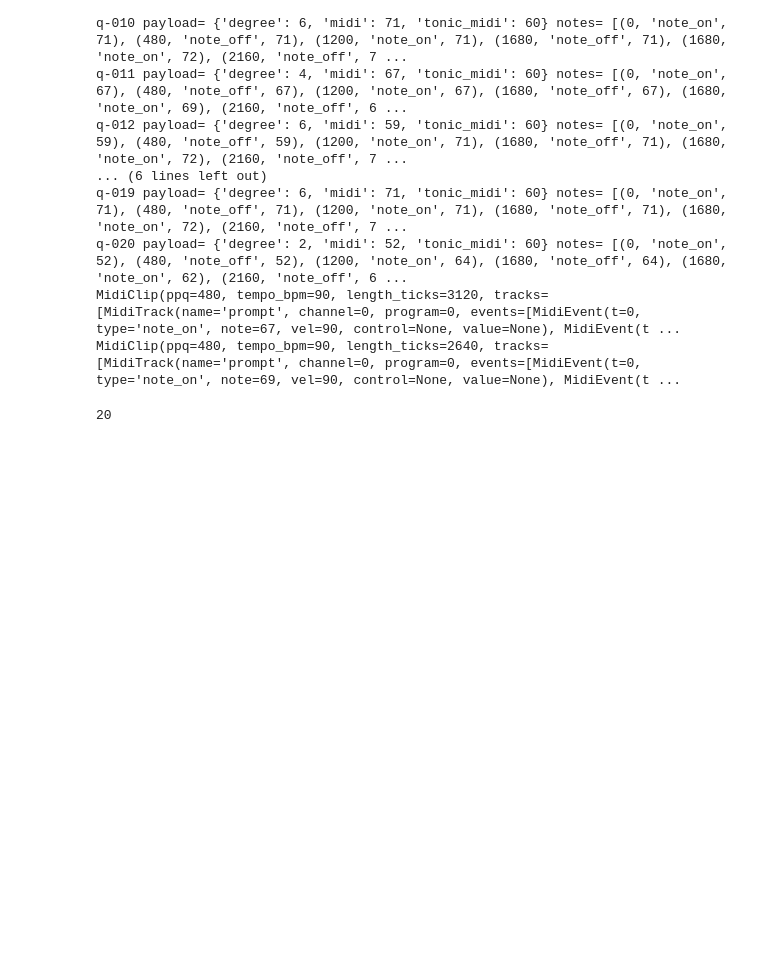
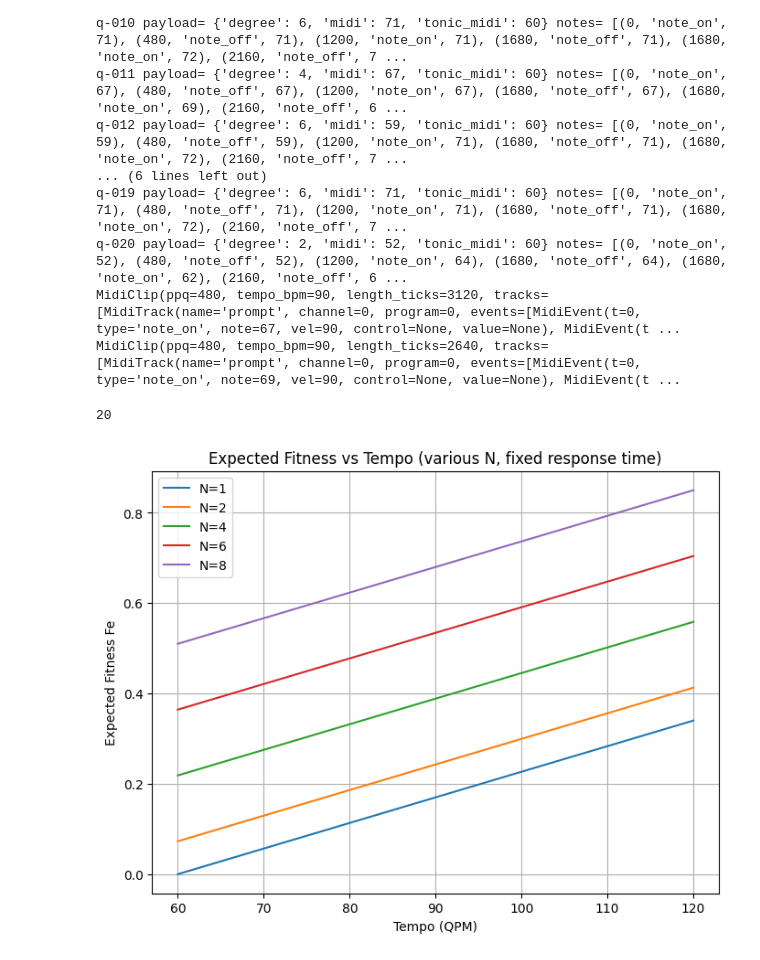
Before and after one commit to Stamehad/EarTrainer, a Jupyter notebook: eartrainer/eartrainer_Cpp/test.ipynb, the cells around one changed output. Saved outputs shown, nothing was run; the diff lists cells and outputs as text; code cells hidden in the pictures; blank space fills up the shorter version.

Commit message:
Add melody scoring API and fitness menu

```diff
--- a/eartrainer/eartrainer_Cpp/test.ipynb
+++ b/eartrainer/eartrainer_Cpp/test.ipynb
@@ -426,3 +426,38 @@ q-020 payload= {'degree': 2, 'midi': 52, 'tonic_midi': 60} notes= [(0, 'note_on'
 MidiClip(ppq=480, tempo_bpm=90, length_ticks=3120, tracks=[MidiTrack(name='prompt', channel=0, program=0, events=[MidiEvent(t=0, type='note_on', note=67, vel=90, control=None, value=None), MidiEvent(t ...
 MidiClip(ppq=480, tempo_bpm=90, length_ticks=2640, tracks=[MidiTrack(name='prompt', channel=0, program=0, events=[MidiEvent(t=0, type='note_on', note=69, vel=90, control=None, value=None), MidiEvent(t ...
 20
+# %%
+import numpy as np
+import matplotlib.pyplot as plt
+
+# Parameters (from the simplified model)
+N_max = 8
+t_min, t_max = 60, 120   # tempo range (quarter notes per minute)
+wN = 0.6
+p_star = 0.85
+
+def q_difficulty(N, N_max, tempo, t_min, t_max, wN):
+    n = (N - 1) / (N_max - 1)
+    t = (tempo - t_min) / (t_max - t_min)
+    return np.clip(wN * n + (1.0 - wN) * t, 0.0, 1.0)
+
+def expected_item(N, tempo, N_max, t_min, t_max, wN, p_star):
+    q = q_difficulty(N, N_max, tempo, t_min, t_max, wN)
+    return p_star * q
+
+# Plot expected fitness vs tempo for various N
+tempos = np.linspace(t_min, t_max, 200)
+plt.figure(figsize=(8,6))
+
+for N in [1, 2, 4, 6, 8]:
+    Fe_values = [expected_item(N, tempo, N_max, t_min, t_max, wN, p_star) for tempo in tempos]
+    plt.plot(tempos, Fe_values, label=f"N={N}")
+
+plt.title("Expected Fitness vs Tempo (various N, fixed response time)")
+plt.xlabel("Tempo (QPM)")
+plt.ylabel("Expected Fitness Fe")
+plt.legend()
+plt.grid(True)
+plt.show()
+# %% [output]
+[figure, added]
```
Also changed, not shown: parts of 3 cells of this notebook, 5 other files.
